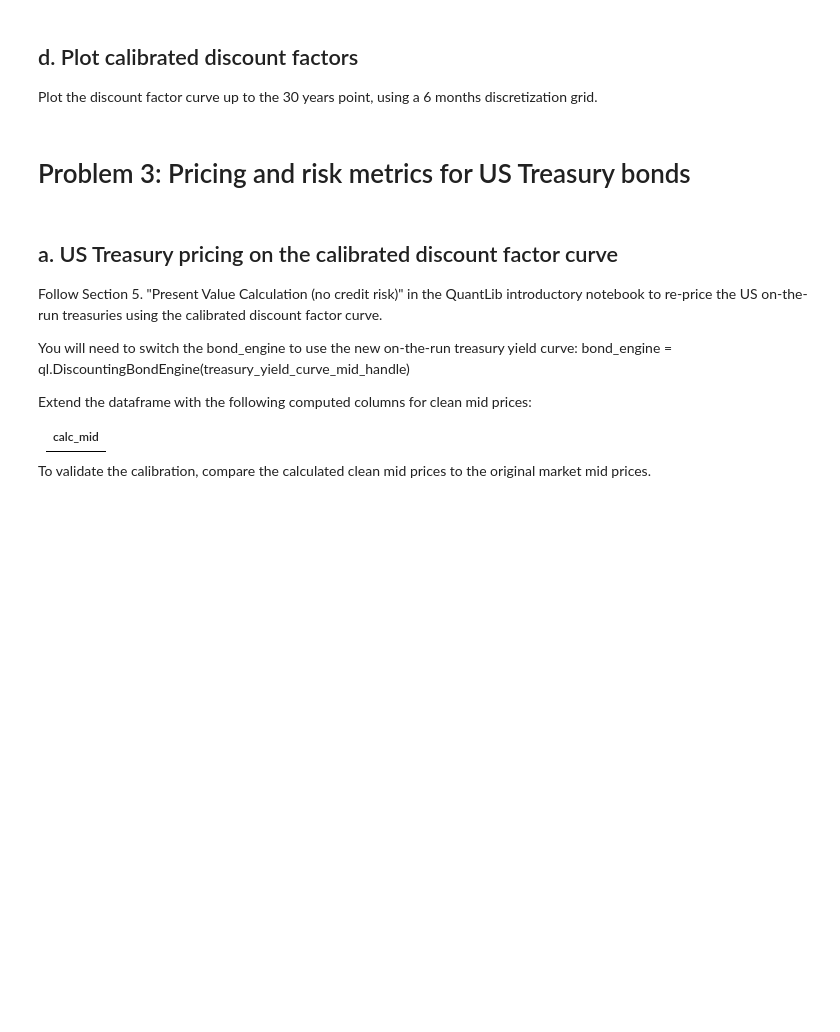
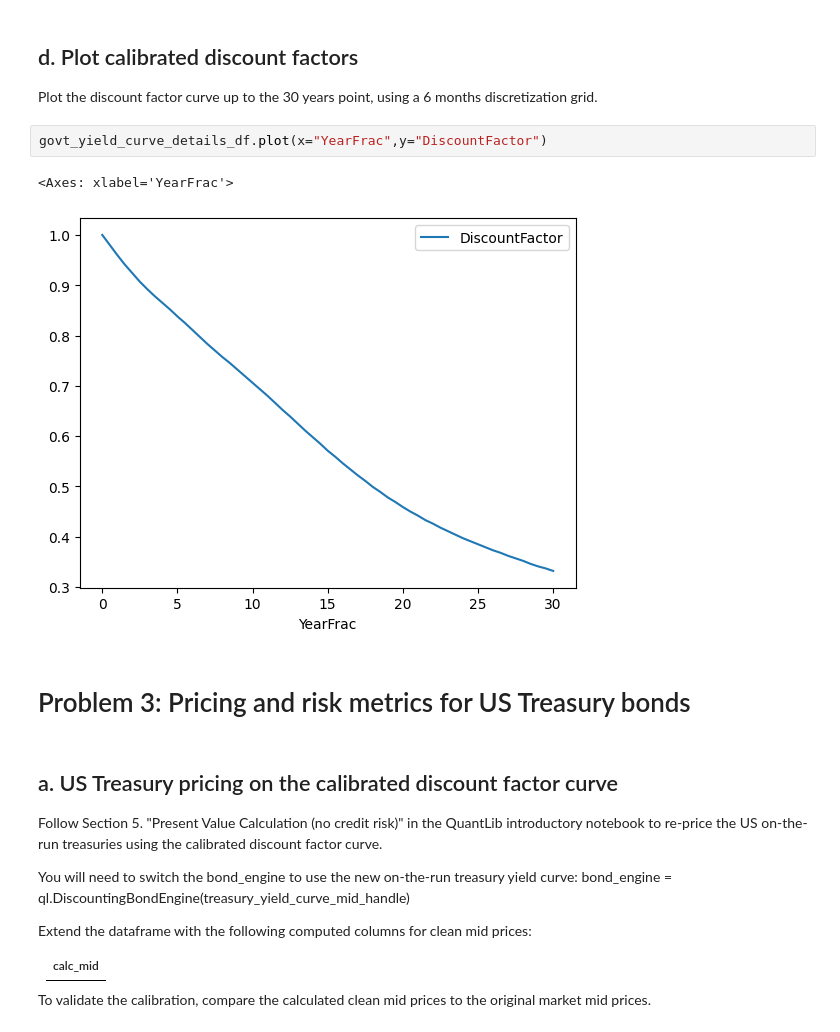
Before and after one commit to zhenyuwang09/credit_markets, a Jupyter notebook: HW2/Homework 2.ipynb, the cells around one changed output. Cells and saved outputs as stored; diff of their text form; blank space fills up the shorter version.

```diff
--- a/HW2/Homework 2.ipynb
+++ b/HW2/Homework 2.ipynb
@@ -198,6 +316,11 @@ Create a graph/scatter plot of the newly computed mid yields by maturity.
 ## d. Plot calibrated discount factors
 
 Plot the discount factor curve up to the 30 years point, using a 6 months discretization grid.
+# %%
+govt_yield_curve_details_df.plot(x="YearFrac",y="DiscountFactor")
+# %% [output]
+<Axes: xlabel='YearFrac'>
+[figure, added]
 # %% [markdown]
 # Problem 3: Pricing and risk metrics for US Treasury bonds
 # %% [markdown]
```
Also changed, not shown: parts of 23 cells of this notebook, 5 other files.
